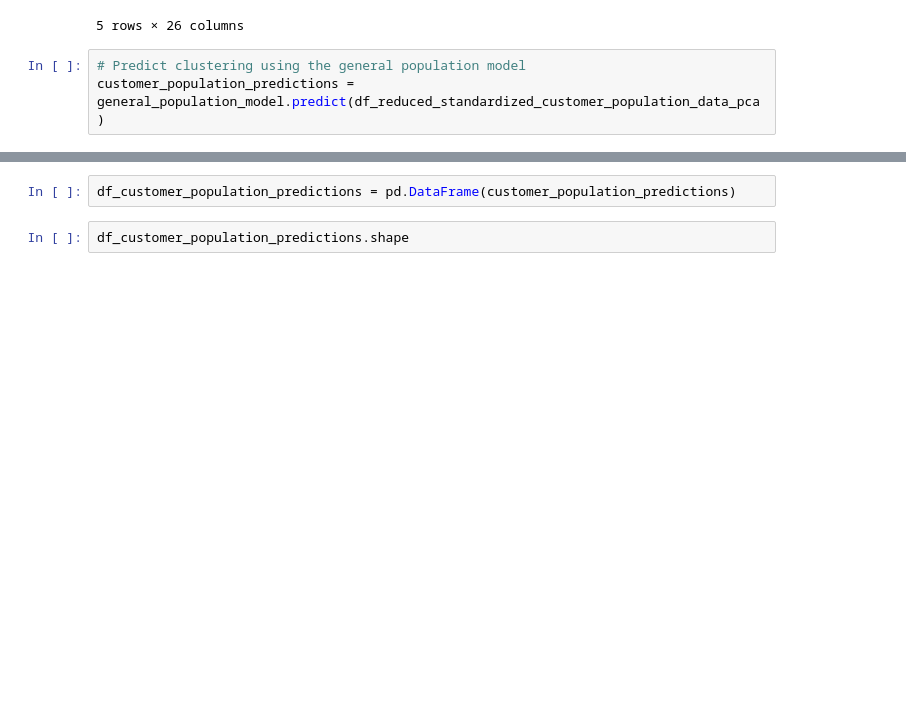
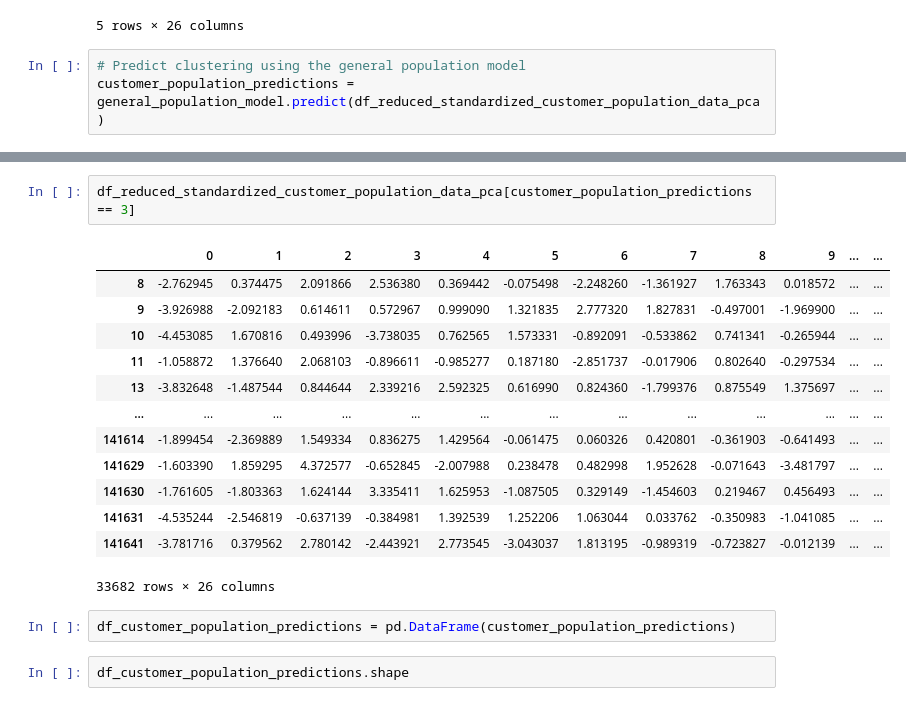
Before and after one commit to dguevar1/identify_customer_segments, a Jupyter notebook: Identify_Customer_Segments.ipynb, the cells around one changed output, grey strips where cells are left out. Cells and saved outputs as stored; diff of their text form; blank space fills up the shorter version.

```diff
--- a/Identify_Customer_Segments.ipynb
+++ b/Identify_Customer_Segments.ipynb
@@ -2879,3 +2903,19 @@ customer_population_predictions = general_population_model.predict(df_reduced_st
+# %%
+df_reduced_standardized_customer_population_data_pca[customer_population_predictions == 3]
+# %% [output]
+|  | 0 | 1 | 2 | 3 | 4 | 5 | 6 | 7 | 8 | 9 | ... | ... |
+| 8 | -2.762945 | 0.374475 | 2.091866 | 2.536380 | 0.369442 | -0.075498 | -2.248260 | -1.361927 | 1.763343 | 0.018572 | ... | ... |
+| 9 | -3.926988 | -2.092183 | 0.614611 | 0.572967 | 0.999090 | 1.321835 | 2.777320 | 1.827831 | -0.497001 | -1.969900 | ... | ... |
+| 10 | -4.453085 | 1.670816 | 0.493996 | -3.738035 | 0.762565 | 1.573331 | -0.892091 | -0.533862 | 0.741341 | -0.265944 | ... | ... |
+| 11 | -1.058872 | 1.376640 | 2.068103 | -0.896611 | -0.985277 | 0.187180 | -2.851737 | -0.017906 | 0.802640 | -0.297534 | ... | ... |
+| 13 | -3.832648 | -1.487544 | 0.844644 | 2.339216 | 2.592325 | 0.616990 | 0.824360 | -1.799376 | 0.875549 | 1.375697 | ... | ... |
+| ... | ... | ... | ... | ... | ... | ... | ... | ... | ... | ... | ... | ... |
+| 141614 | -1.899454 | -2.369889 | 1.549334 | 0.836275 | 1.429564 | -0.061475 | 0.060326 | 0.420801 | -0.361903 | -0.641493 | ... | ... |
+| 141629 | -1.603390 | 1.859295 | 4.372577 | -0.652845 | -2.007988 | 0.238478 | 0.482998 | 1.952628 | -0.071643 | -3.481797 | ... | ... |
+| 141630 | -1.761605 | -1.803363 | 1.624144 | 3.335411 | 1.625953 | -1.087505 | 0.329149 | -1.454603 | 0.219467 | 0.456493 | ... | ... |
+| 141631 | -4.535244 | -2.546819 | -0.637139 | -0.384981 | 1.392539 | 1.252206 | 1.063044 | 0.033762 | -0.350983 | -1.041085 | ... | ... |
+| 141641 | -3.781716 | 0.379562 | 2.780142 | -2.443921 | 2.773545 | -3.043037 | 1.813195 | -0.989319 | -0.723827 | -0.012139 | ... | ... |
+33682 rows × 26 columns
 # %%
 df_customer_population_predictions = pd.DataFrame(customer_population_predictions)
 # %%
```
Also changed, not shown: parts of 24 cells of this notebook.
